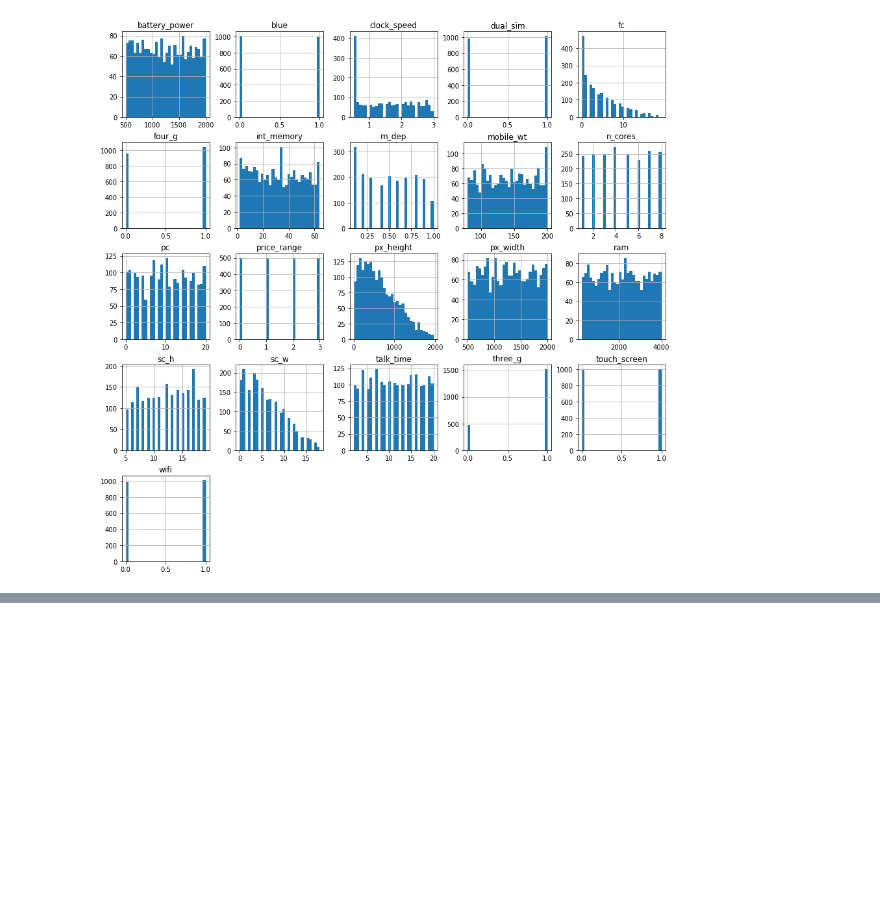
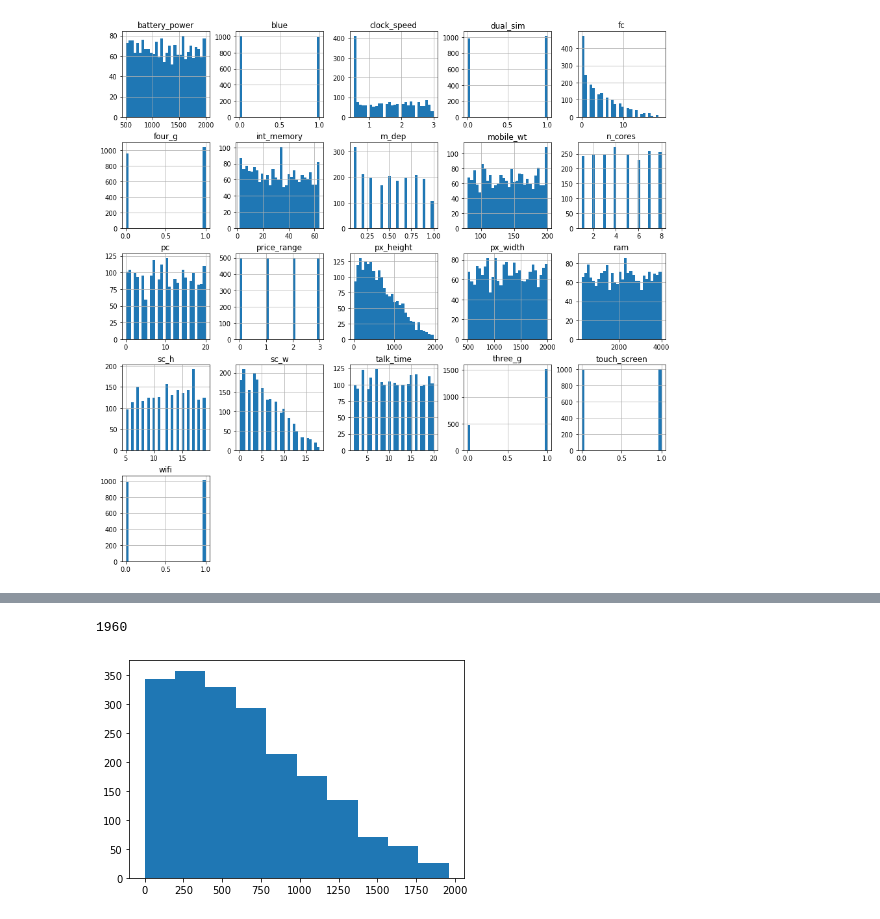
Before and after one commit to Amgonz34/machine_learning_deployment_house_price_prediction, a Jupyter notebook: Pipelines/mobile_phone_price_pipeline/modile_phone_eda.ipynb, the cells around one changed output, grey strips where cells are left out. Drawn from its saved outputs; the diff is of its cells as text; code cells hidden in the pictures; blank space fills up the shorter version.

```diff
--- a/Pipelines/mobile_phone_price_pipeline/modile_phone_eda.ipynb
+++ b/Pipelines/mobile_phone_price_pipeline/modile_phone_eda.ipynb
@@ -115,0 +111,9 @@ ValueError: supplied range of [-inf, 2.9444389791664403] is not finite
+# %%
+df.px_height.max()
+# %% [output]
+1960
+# %%
+plt.hist(df['px_height'].dropna().values)
+plt.show()
+# %% [output]
+[figure, added]
```
Also changed, not shown: parts of 8 cells of this notebook.
